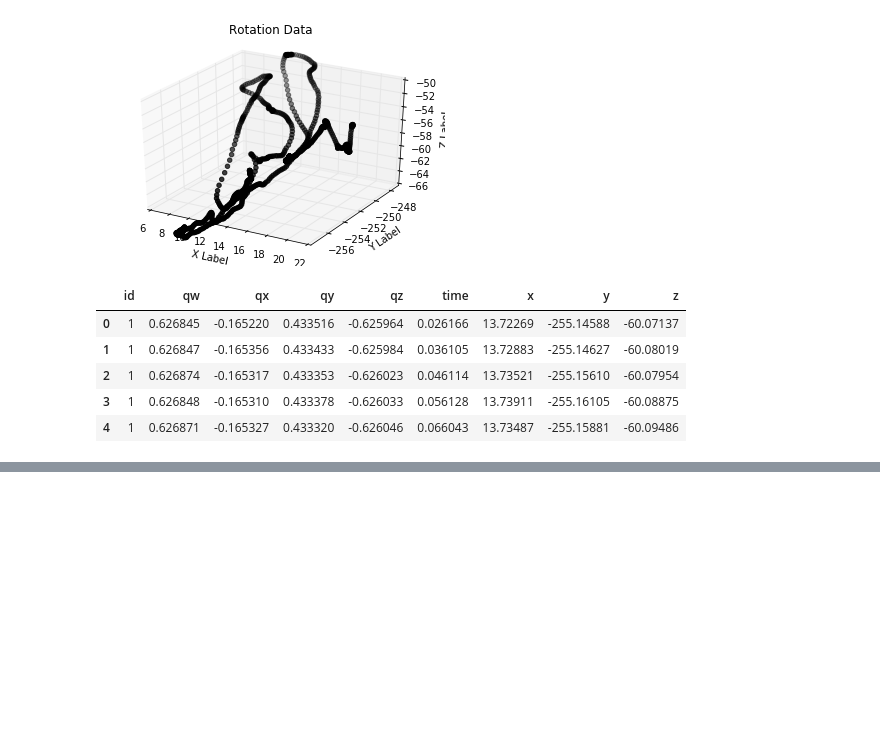
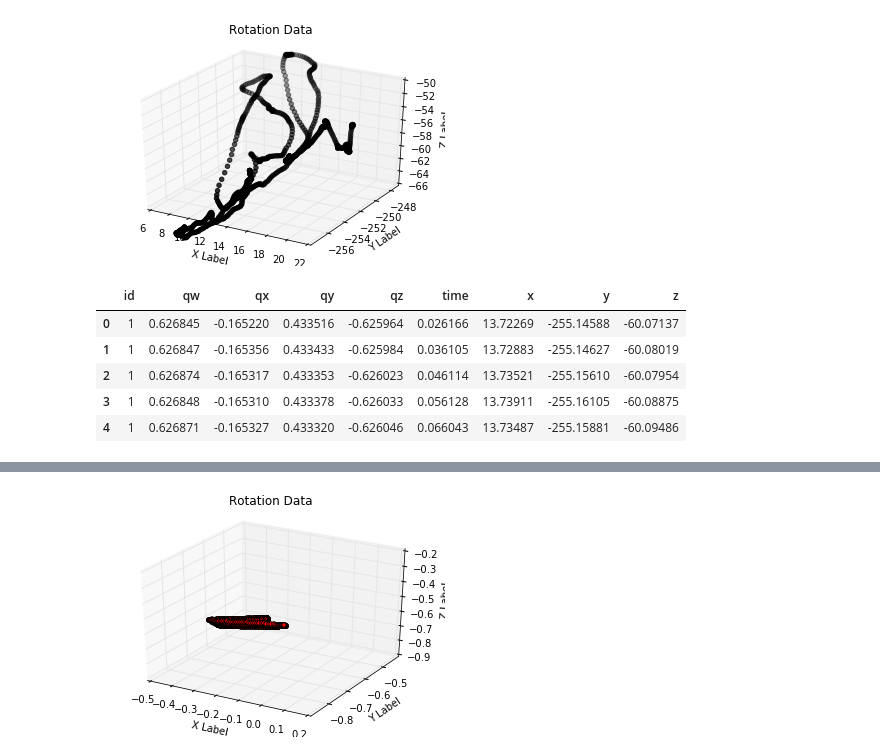
Before and after one commit to BSEL-UC3M/AlgiaCervical-EMarinetto, a Jupyter notebook: Demo Code for Algia Cervical.ipynb, the cells around one changed output, grey strips where cells are left out. Cells and saved outputs as stored; diff of their text form; code cells hidden in the pictures; blank space fills up the shorter version.

```diff
--- a/Demo Code for Algia Cervical.ipynb
+++ b/Demo Code for Algia Cervical.ipynb
@@ -158,19 +160,0 @@ plt.show()
-# %%
-plt.show()
-
-fig = plt.figure()
-ax = fig.add_subplot(111, projection='3d')
-
-for i in range(len(df.index)):
-    R = getMatrixOptitrack(df['x'].loc[i],df['y'].loc[i],df['z'].loc[i],df['qx'].loc[i],df['qy'].loc[i],df['qz'].loc[i],df['qw'].loc[i])
-    pmov = np.dot(R,np.array([0,0,0,1]))
-    ax.scatter(pmov[0],pmov[1],pmov[2], c='b', marker='o')
-
-ax.set_xlabel('X Label')
-ax.set_ylabel('Y Label')
-ax.set_zlabel('Z Label')
-ax.set_title('Rotation Data\n')
-
-ax.axis('equal')
-
-plt.show()
@@ -178,0 +311,75 @@ plt.show()
+# %%
+rotation_file = 'J:/Dev/AlgiaCervical/DataTest/rotacion.csv'
+flex_lat_file = 'J:/Dev/AlgiaCervical/DataTest/flexion-lateral.csv'
+flex_ext_file = 'J:/Dev/AlgiaCervical/DataTest/flexo-extension.csv'
+
+rotDF = getDataFromCSVTrackingTools(rotation_file)
+flexLatDF = getDataFromCSVTrackingTools(flex_lat_file)
+flexExtDF = getDataFromCSVTrackingTools(flex_ext_file)
+
+
+pointRot = np.array([0, 0, -1, 1]) #
+pointflexLat = np.array([1, 0, 0, 1])
+pointExtDF = np.array([0, 0, -1, 1])
+
+fig = plt.figure()
+ax = fig.add_subplot(111, projection='3d')
+plt.axis('equal')
+
+for i in range(len(rotDF.index)):
+    R = getMatrixOptitrack(0,0,0,rotDF['qx'].loc[i],rotDF['qy'].loc[i],rotDF['qz'].loc[i],rotDF['qw'].loc[i])
+    pmov = np.dot(R,pointRot)
+    ax.scatter(pmov[0],pmov[1],pmov[2], c='r', marker='o')
+    plt.axis('tight')
+
+ax.set_xlabel('X Label')
+ax.set_ylabel('Y Label')
+ax.set_zlabel('Z Label')
+ax.set_title('Rotation Data\n')
+plt.axis('equal')
+
+plt.show()
+
+
+#############
+
+fig = plt.figure()
+ax = fig.add_subplot(111, projection='3d')
+plt.axis('equal')
+
+for i in range(len(flexLatDF.index)):
+    R = getMatrixOptitrack(0,0,0,flexLatDF['qx'].loc[i],flexLatDF['qy'].loc[i],flexLatDF['qz'].loc[i],flexLatDF['qw'].loc[i])
+    pmov = np.dot(R,pointflexLat)
+    plt.axis('tight')
+    ax.scatter(pmov[0],pmov[1],pmov[2], c='g', marker='o')
+
+ax.set_xlabel('X Label')
+ax.set_ylabel('Y Label')
+ax.set_zlabel('Z Label')
+ax.set_title('Flex Lateral Data\n')
+
+plt.show()
+
+
+
+#############
+
+fig = plt.figure()
+ax = fig.add_subplot(111, projection='3d')
+plt.axis('equal')
+
+
+for i in range(len(flexExtDF.index)):
+    R = getMatrixOptitrack(0,0,0,flexExtDF['qx'].loc[i],flexExtDF['qy'].loc[i],flexExtDF['qz'].loc[i],flexExtDF['qw'].loc[i])
+    pmov = np.dot(R,pointExtDF)
+    plt.axis('tight')
+    ax.scatter(pmov[0],pmov[1],pmov[2], c='b', marker='o')
+
+ax.set_xlabel('X Label')
+ax.set_ylabel('Y Label')
+ax.set_zlabel('Z Label')
+ax.set_title('Flex Extension Data\n')
+
+plt.show()
+# %% [output]
+[figure, added]
```
Also changed, not shown: parts of 8 cells of this notebook, 1 other file.
